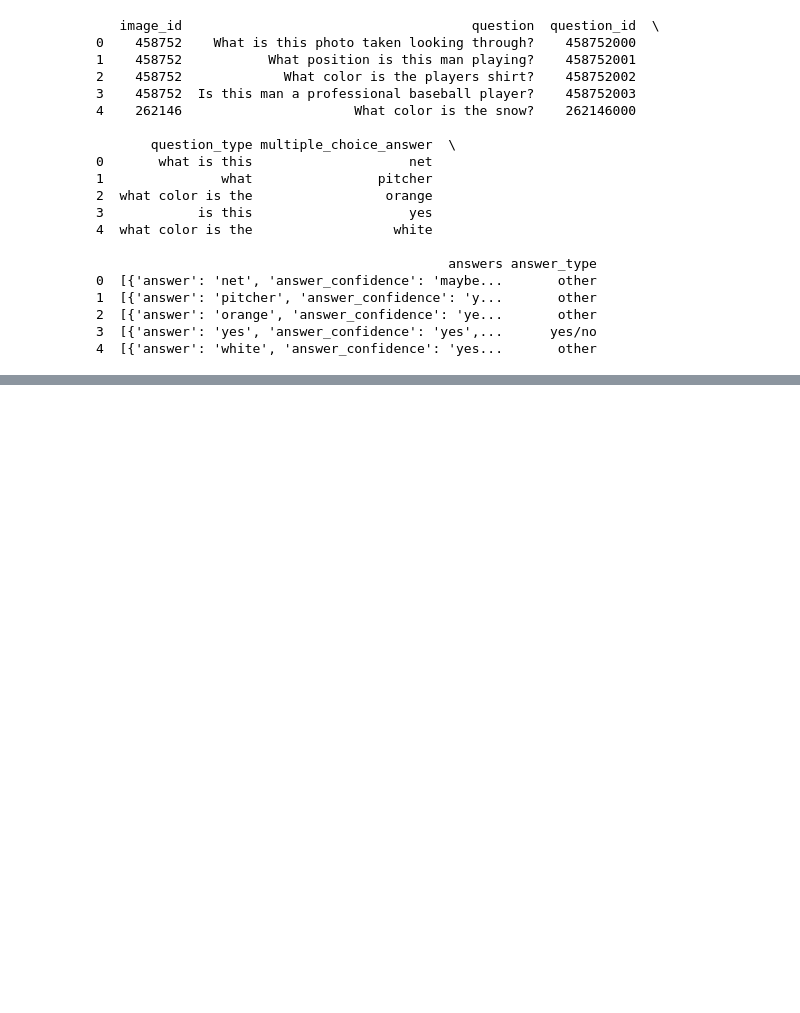
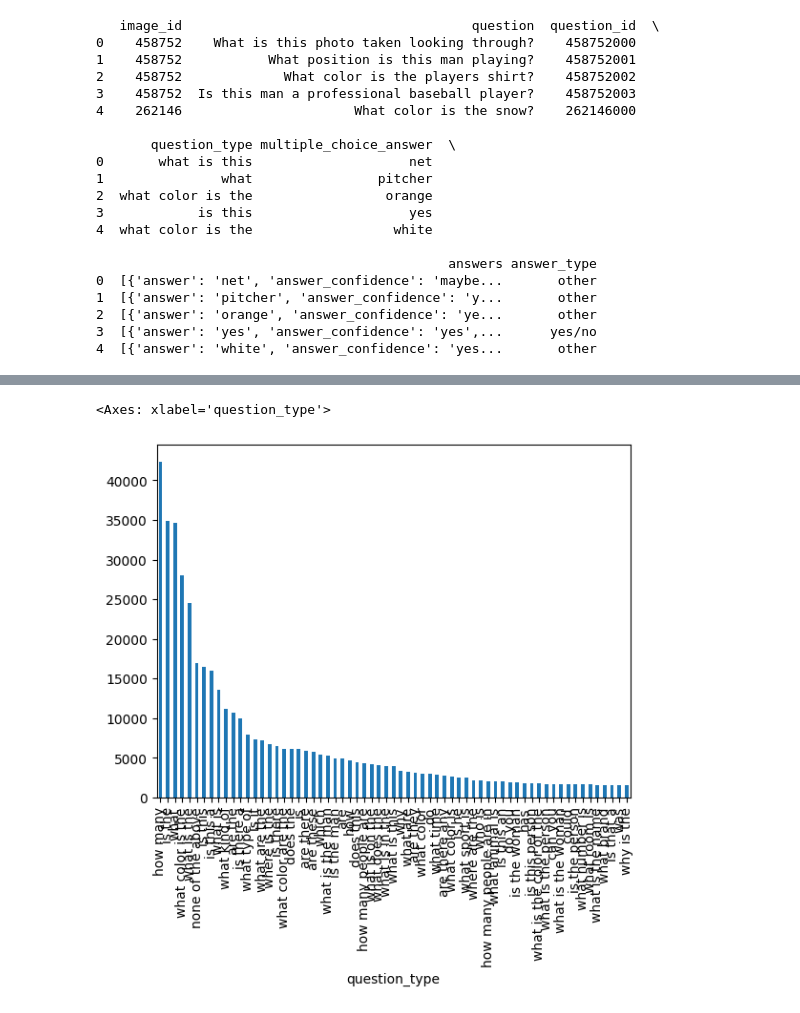
Before and after one commit to TrucThanhHoang/IMAGE-QUESTION-ANSWERING-WITH-YES-NO-QUESTIONS-USING-CLIP-MODEL, a Jupyter notebook: EDA_VQA.ipynb, the cells around one changed output, grey strips where cells are left out. Drawn from its saved outputs; the diff is of its cells as text; code cells hidden in the pictures; blank space fills up the shorter version.

```diff
--- a/EDA_VQA.ipynb
+++ b/EDA_VQA.ipynb
@@ -142,0 +173,5 @@ print(df.head())
+# %%
+df["question_type"].value_counts().plot(kind="bar")
+# %% [output]
+<Axes: xlabel='question_type'>
+[figure, added]
```
Also changed, not shown: parts of 11 cells of this notebook.
